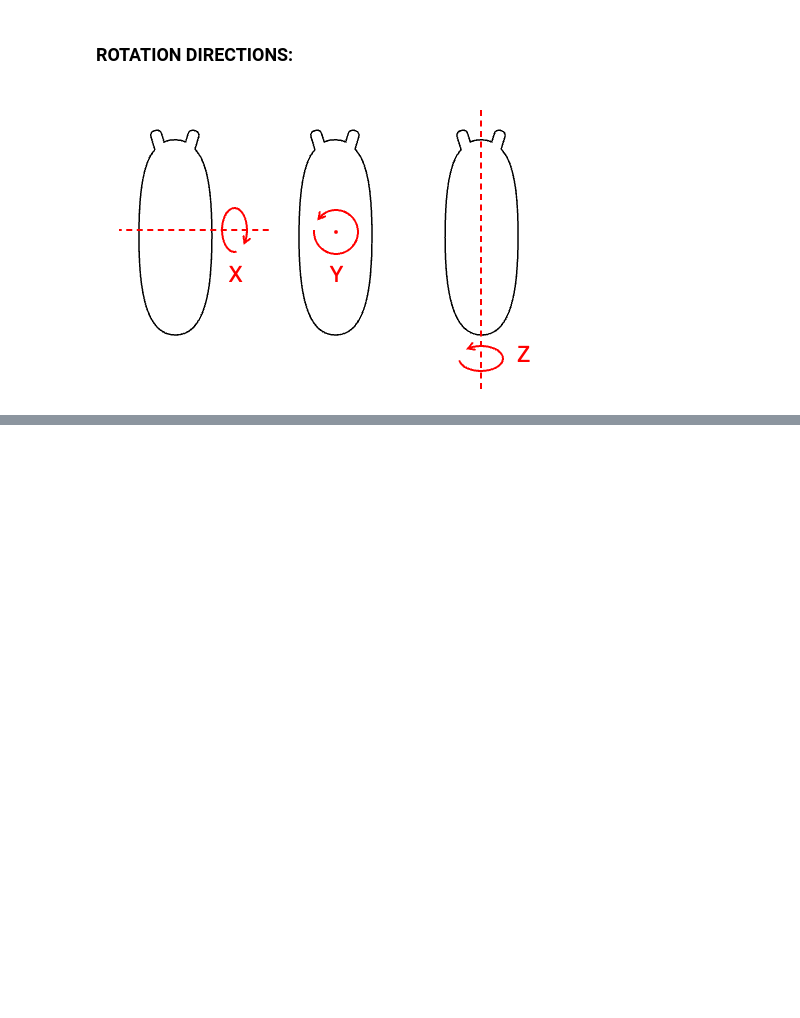
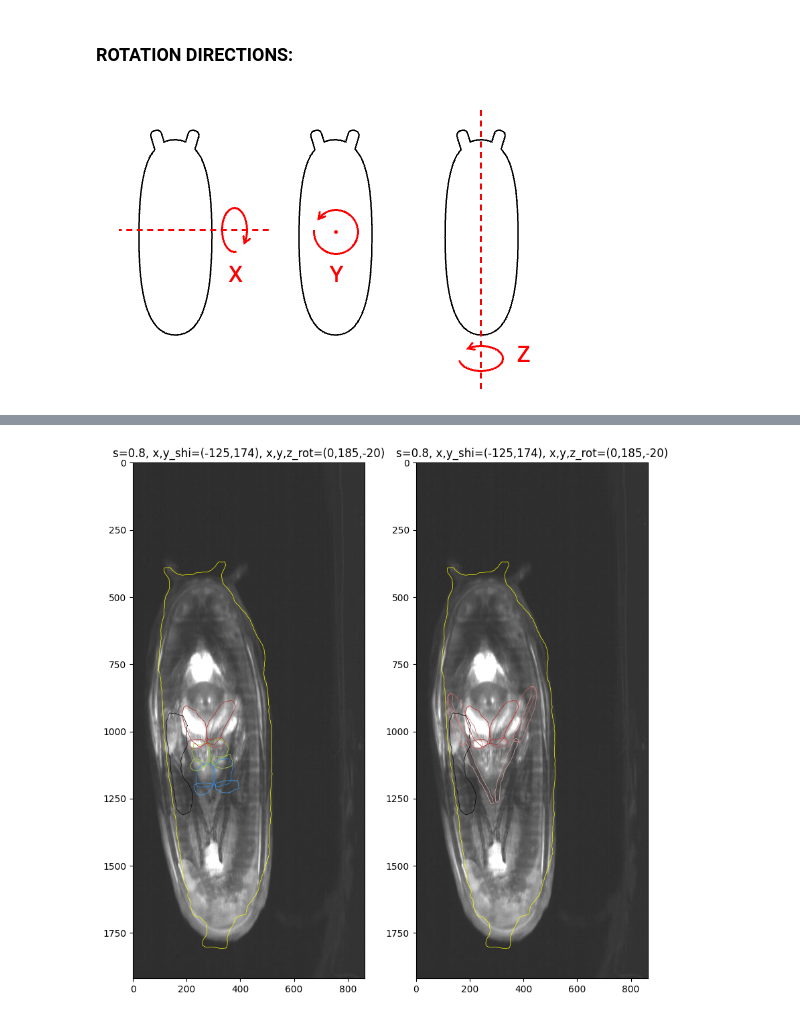
Before and after one commit to azmaite/Devel, a Jupyter notebook: Pupa_muscle_imaging/align_traced_pupa_to_video.ipynb, the cells around one changed output, grey strips where cells are left out. Drawn from its saved outputs; the diff is of its cells as text; code cells hidden in the pictures; blank space fills up the shorter version.

```diff
--- a/Pupa_muscle_imaging/align_traced_pupa_to_video.ipynb
+++ b/Pupa_muscle_imaging/align_traced_pupa_to_video.ipynb
@@ -289,0 +292,5 @@ old_ax, old_title = align_outlines(ave, coordinates, scale, x_shift, y_shift, x_
+# %%
+plot_what = ['Pupa', 'Front', 'Wing']
+ld_ax, old_title = align_outlines(ave, coordinates, scale, x_shift, y_shift, x_rotation, y_rotation, z_rotation, plot_what, old_ax, old_title)
+# %% [output]
+[figure, added]
```
Also changed, not shown: parts of 1 cell of this notebook.
